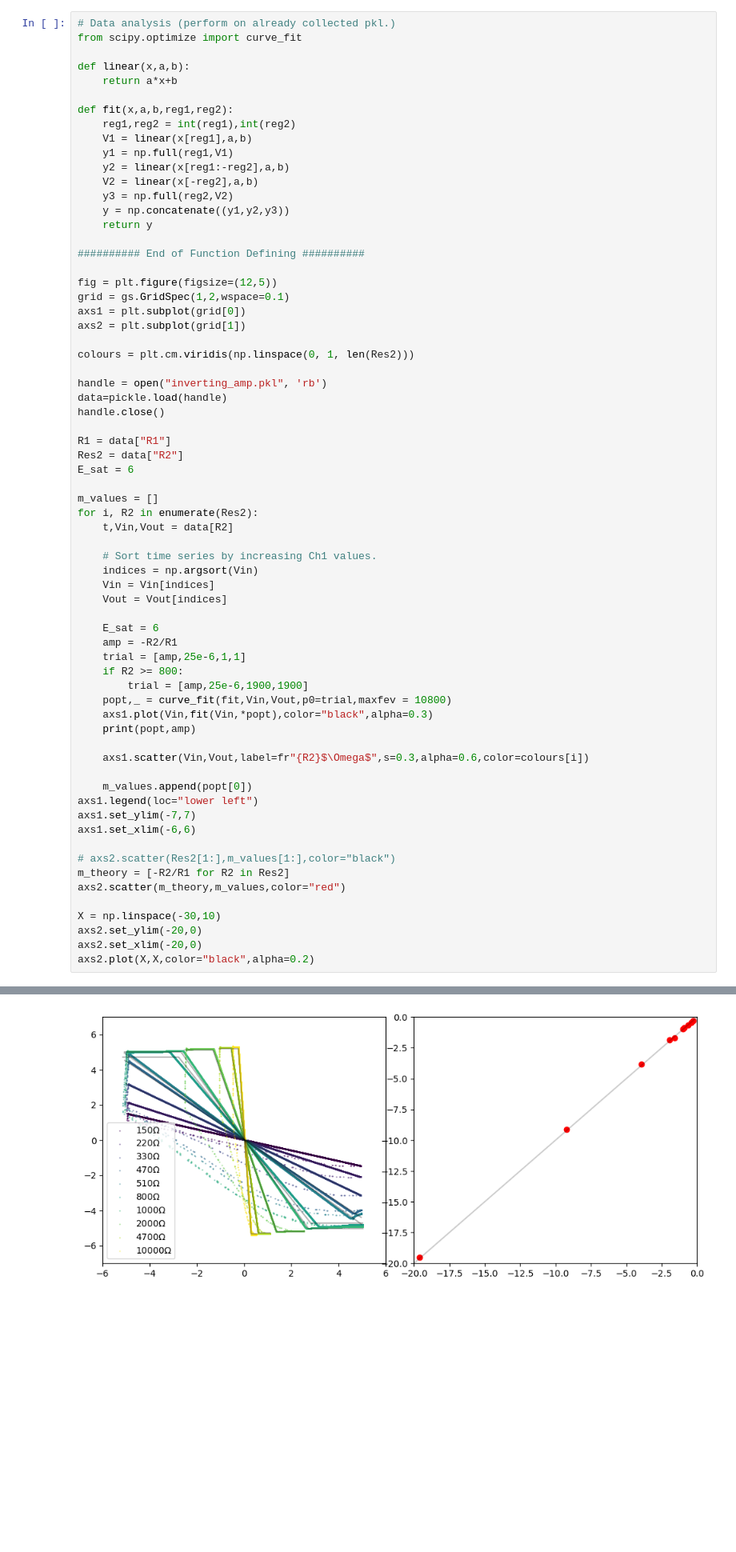
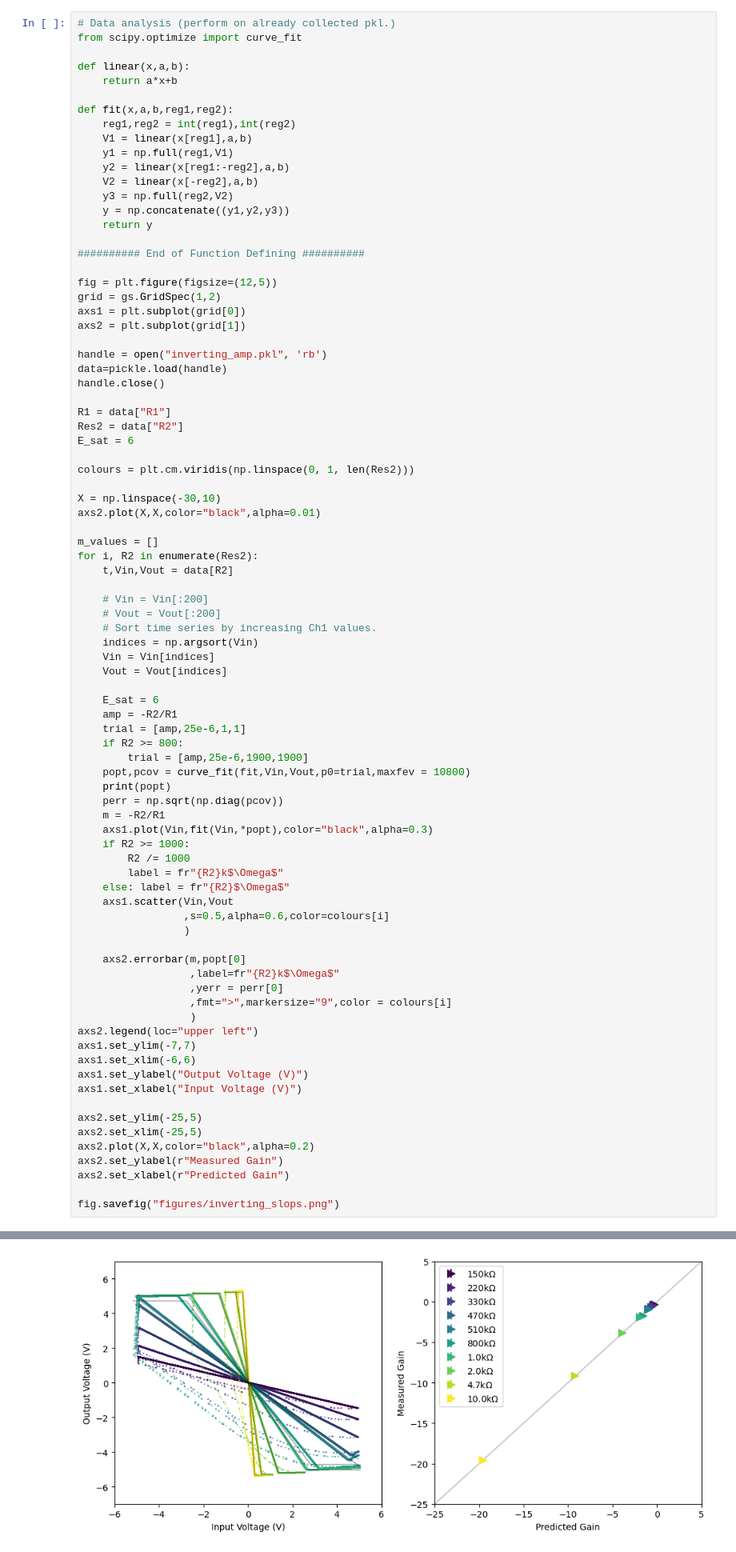
Before and after one commit to Chwanhee/Metrology, a Jupyter notebook: op_amp_transfer_curve.ipynb, the cells around one changed output, grey strips where cells are left out. Shown at 80% size. Saved outputs shown, nothing was run; the diff lists cells and outputs as text; blank space fills up the shorter version.

```diff
--- a/op_amp_transfer_curve.ipynb
+++ b/op_amp_transfer_curve.ipynb
@@ -207,11 +211,9 @@ def fit(x,a,b,reg1,reg2):
 ########## End of Function Defining ##########
 
 fig = plt.figure(figsize=(12,5))
-grid = gs.GridSpec(1,2,wspace=0.1)
+grid = gs.GridSpec(1,2)
 axs1 = plt.subplot(grid[0])
 axs2 = plt.subplot(grid[1])
-
-colours = plt.cm.viridis(np.linspace(0, 1, len(Res2)))
 
 handle = open("inverting_amp.pkl", 'rb')
 data=pickle.load(handle)
@@ -221,10 +223,17 @@ R1 = data["R1"]
 Res2 = data["R2"]
 E_sat = 6
 
+colours = plt.cm.viridis(np.linspace(0, 1, len(Res2)))
+
+X = np.linspace(-30,10)
+axs2.plot(X,X,color="black",alpha=0.01)
+
 m_values = []
 for i, R2 in enumerate(Res2):
     t,Vin,Vout = data[R2]
 
+    # Vin = Vin[:200]
+    # Vout = Vout[:200]
     # Sort time series by increasing Ch1 values.
     indices = np.argsort(Vin)
     Vin = Vin[indices]
@@ -235,23 +244,35 @@ for i, R2 in enumerate(Res2):
     trial = [amp,25e-6,1,1]
     if R2 >= 800:
         trial = [amp,25e-6,1900,1900]
-    popt,_ = curve_fit(fit,Vin,Vout,p0=trial,maxfev = 10800)
+    popt,pcov = curve_fit(fit,Vin,Vout,p0=trial,maxfev = 10800)
+    print(popt)
+    perr = np.sqrt(np.diag(pcov))
+    m = -R2/R1
     axs1.plot(Vin,fit(Vin,*popt),color="black",alpha=0.3)
-    print(popt,amp)
+    if R2 >= 1000:
+        R2 /= 1000
+        label = fr"{R2}k$\Omega$"
+    else: label = fr"{R2}$\Omega$"
+    axs1.scatter(Vin,Vout
+                 ,s=0.5,alpha=0.6,color=colours[i]
+                 )
 
-    axs1.scatter(Vin,Vout,label=fr"{R2}$\Omega$",s=0.3,alpha=0.6,color=colours[i])
-
-    m_values.append(popt[0])
-axs1.legend(loc="lower left")
+    axs2.errorbar(m,popt[0]
+                  ,label=fr"{R2}k$\Omega$"
+                  ,yerr = perr[0]
+                  ,fmt=">",markersize="9",color = colours[i]
+                  )
+axs2.legend(loc="upper left")
 axs1.set_ylim(-7,7)
 axs1.set_xlim(-6,6)
+axs1.set_ylabel("Output Voltage (V)")
+axs1.set_xlabel("Input Voltage (V)")
 
-# axs2.scatter(Res2[1:],m_values[1:],color="black")
-m_theory = [-R2/R1 for R2 in Res2]
-axs2.scatter(m_theory,m_values,color="red")
+axs2.set_ylim(-25,5)
+axs2.set_xlim(-25,5)
+axs2.plot(X,X,color="black",alpha=0.2)
+axs2.set_ylabel(r"Measured Gain")
+axs2.set_xlabel(r"Predicted Gain")
 
-X = np.linspace(-30,10)
-axs2.set_ylim(-20,0)
-axs2.set_xlim(-20,0)
-axs2.plot(X,X,color="black",alpha=0.2)
+fig.savefig("figures/inverting_slops.png")
 # %% [output]
@@ -269,4 +289,4 @@ axs2.plot(X,X,color="black",alpha=0.2)
-[figure, old version]
+[figure, new version]
 # %%
 # A more precise fitting method.
 
```
Also changed, not shown: parts of 3 cells of this notebook, 3 other files.
